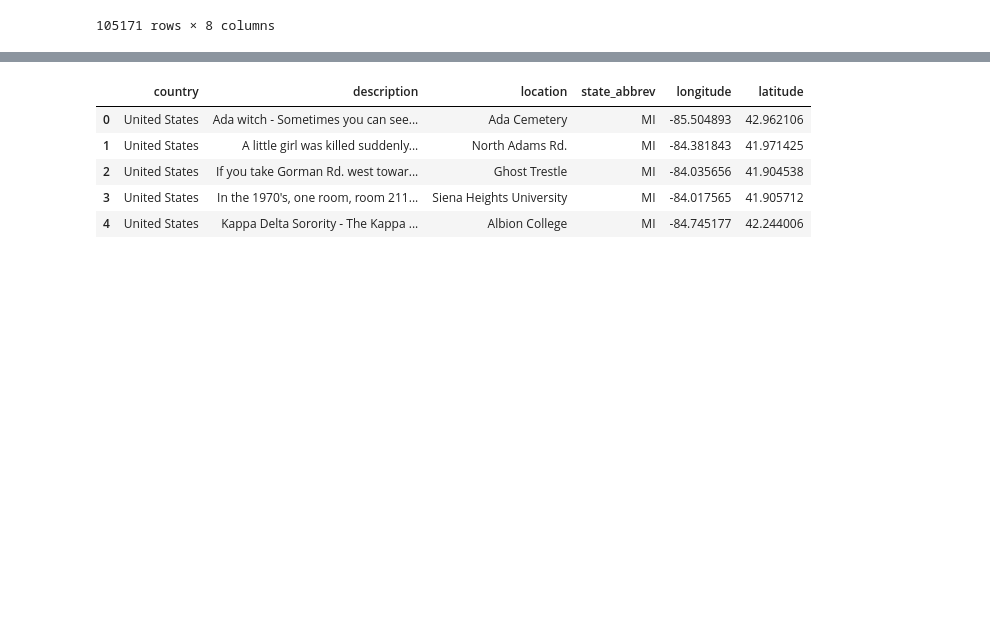
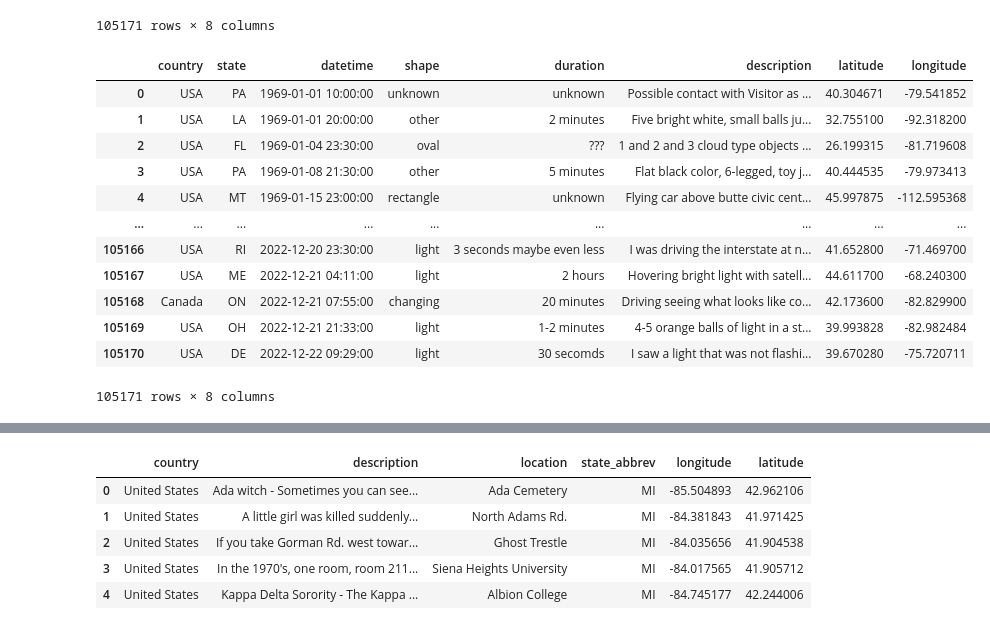
Before and after one commit to Morgen-Henry/supernatural_map, a Jupyter notebook: Data Cleaning/datacleaning.ipynb, the cells around one changed output, grey strips where cells are left out. Drawn from its saved outputs; the diff is of its cells as text; code cells hidden in the pictures; blank space fills up the shorter version.

```diff
--- a/Data Cleaning/datacleaning.ipynb
+++ b/Data Cleaning/datacleaning.ipynb
@@ -198,3 +199,21 @@ ufo_clean
 | 141259 | USA | WA | 1995-07-21 09:00:00 | circle | 1/12 | I was young. You know what? It wa... | 47.651700 | -117.083800 |
 | 141260 | USA | VA | 2019-12-24 18:30:00 | sphere | 4 seconds | While driving at night, I watched... | 38.299511 | -77.500674 |
 105171 rows × 8 columns
+# %%
+ufo_sorted = ufo_clean.sort_values('datetime')
+ufo_sorted = ufo_sorted.reset_index(drop=True)
+ufo_sorted
+# %% [output]
+|  | country | state | datetime | shape | duration | description | latitude | longitude |
+| 0 | USA | PA | 1969-01-01 10:00:00 | unknown | unknown | Possible contact with Visitor as ... | 40.304671 | -79.541852 |
+| 1 | USA | LA | 1969-01-01 20:00:00 | other | 2 minutes | Five bright white, small balls ju... | 32.755100 | -92.318200 |
+| 2 | USA | FL | 1969-01-04 23:30:00 | oval | ??? | 1 and 2 and 3 cloud type objects ... | 26.199315 | -81.719608 |
+| 3 | USA | PA | 1969-01-08 21:30:00 | other | 5 minutes | Flat black color, 6-legged, toy j... | 40.444535 | -79.973413 |
+| 4 | USA | MT | 1969-01-15 23:00:00 | rectangle | unknown | Flying car above butte civic cent... | 45.997875 | -112.595368 |
+| ... | ... | ... | ... | ... | ... | ... | ... | ... |
+| 105166 | USA | RI | 2022-12-20 23:30:00 | light | 3 seconds maybe even less | I was driving the interstate at n... | 41.652800 | -71.469700 |
+| 105167 | USA | ME | 2022-12-21 04:11:00 | light | 2 hours | Hovering bright light with satell... | 44.611700 | -68.240300 |
+| 105168 | Canada | ON | 2022-12-21 07:55:00 | changing | 20 minutes | Driving seeing what looks like co... | 42.173600 | -82.829900 |
+| 105169 | USA | OH | 2022-12-21 21:33:00 | light | 1-2 minutes | 4-5 orange balls of light in a st... | 39.993828 | -82.982484 |
+| 105170 | USA | DE | 2022-12-22 09:29:00 | light | 30 secomds | I saw a light that was not flashi... | 39.670280 | -75.720711 |
+105171 rows × 8 columns
```
Also changed, not shown: parts of 2 cells of this notebook, 1 other file.
